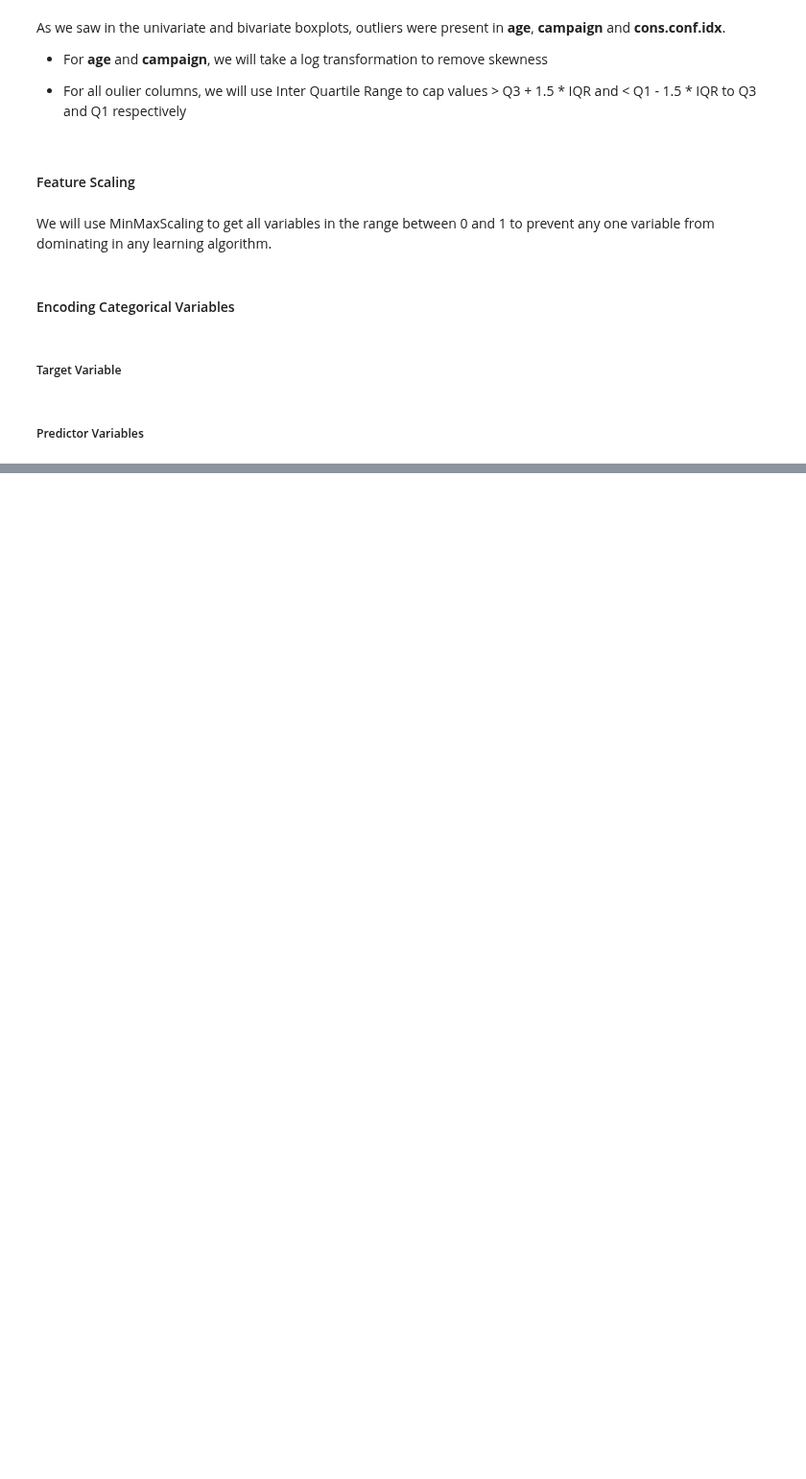
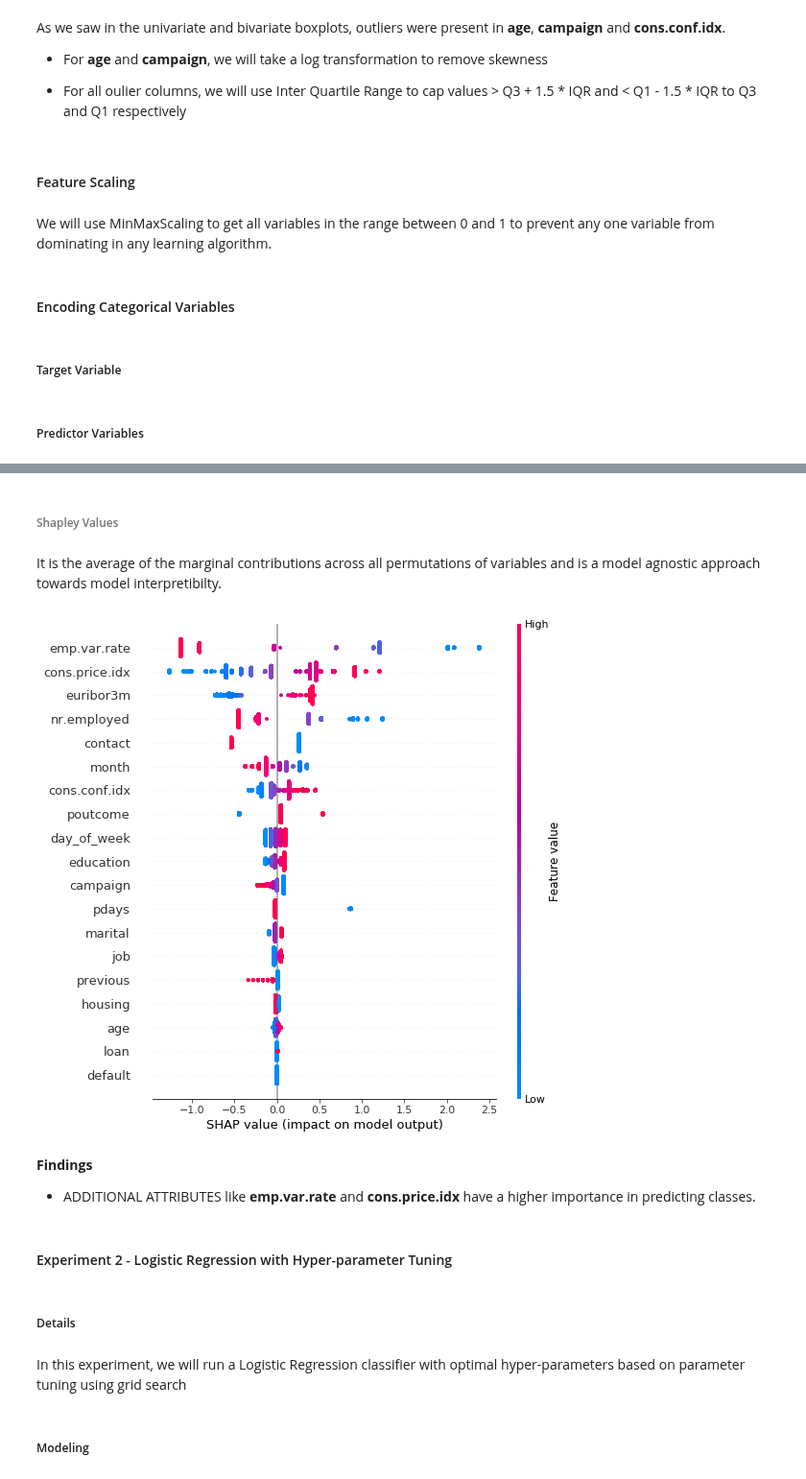
Before and after one commit to priyasharma1908/Term_deposit, a Jupyter notebook: Term_Deposit_Case_Study.ipynb, the cells around one changed output, grey strips where cells are left out. Shown at 96% size. Saved outputs shown, nothing was run; the diff lists cells and outputs as text; code cells hidden in the pictures; blank space fills up the shorter version.

```diff
--- a/Term_Deposit_Case_Study.ipynb
+++ b/Term_Deposit_Case_Study.ipynb
@@ -827,0 +993,24 @@ test_set_label_enc[list_of_categorical_columns] = oe.transform(test_set[list_of_
+# %% [markdown]
+###### Shapley Values
+# %% [markdown]
+It is the average of the marginal contributions across all permutations of variables and is a model agnostic approach towards model interpretibilty.
+# %%
+explainer = shap.Explainer(logreg_model, train_set_label_enc.drop(columns=['y']))
+# %%
+shap_values = explainer(test_set_label_enc.drop(columns=['y']))
+# %%
+shap.summary_plot(shap_values, test_set_label_enc.drop(columns=['y']))
+# %% [output]
+[figure, added]
+# %% [markdown]
+**Findings**
+
+* ADDITIONAL ATTRIBUTES like **emp.var.rate** and **cons.price.idx** have a higher importance in predicting classes.
+# %% [markdown]
+#### Experiment 2 - Logistic Regression with Hyper-parameter Tuning
+# %% [markdown]
+##### Details
+# %% [markdown]
+In this experiment, we will run a Logistic Regression classifier with optimal hyper-parameters based on parameter tuning using grid search
+# %% [markdown]
+##### Modeling
```
Also changed, not shown: parts of 125 cells of this notebook.
